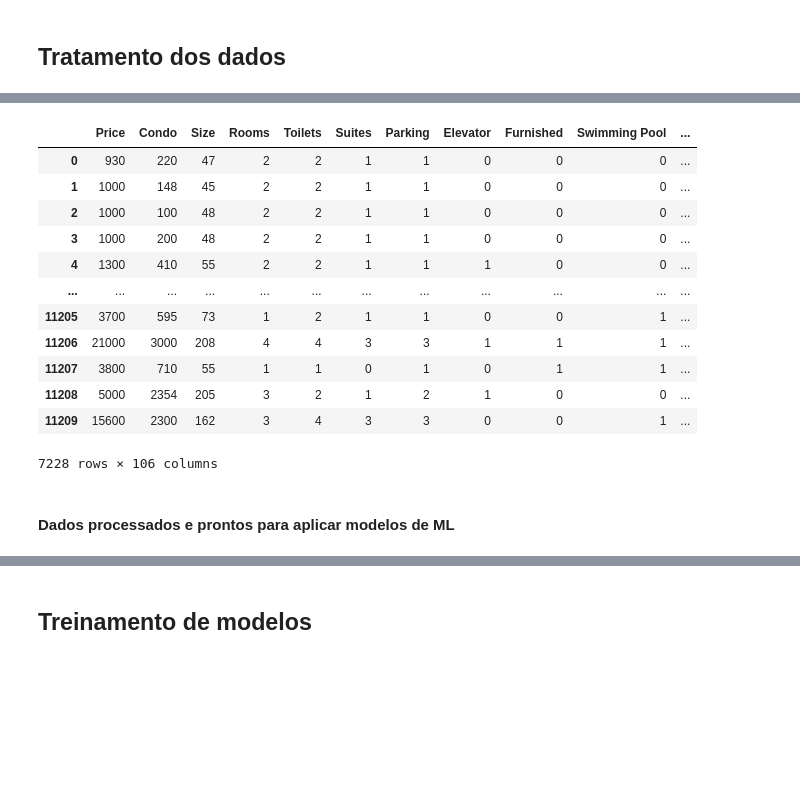
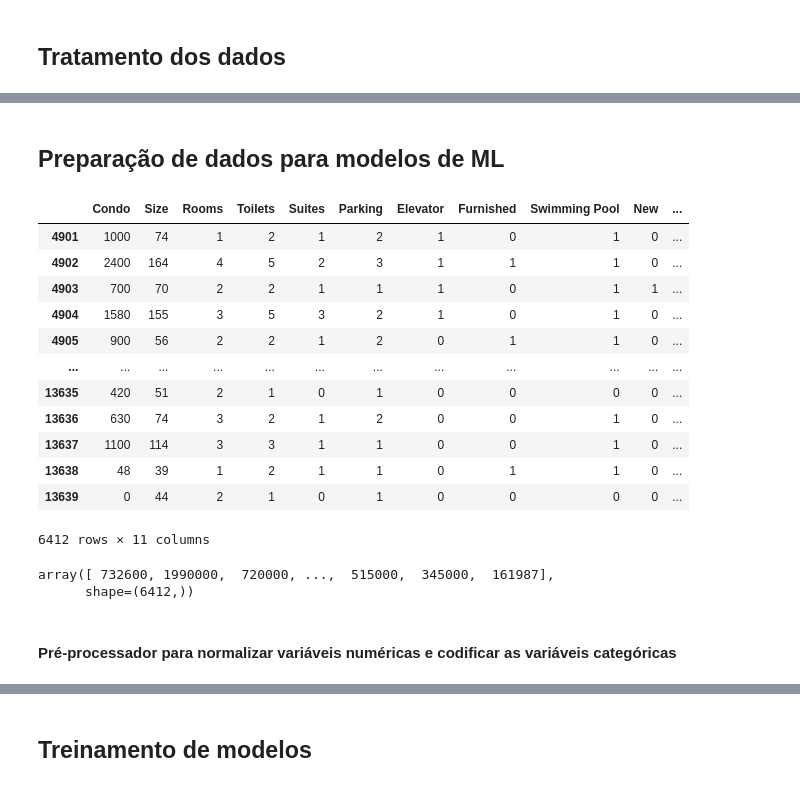
Before and after one commit to Victor-Amarante/previsao-imoveis-deepLearning, a Jupyter notebook: analise-mercado-imobiliario.ipynb, the cells around one changed output, grey strips where cells are left out. Drawn from its saved outputs; the diff is of its cells as text; code cells hidden in the pictures; blank space fills up the shorter version.

```diff
--- a/analise-mercado-imobiliario.ipynb
+++ b/analise-mercado-imobiliario.ipynb
@@ -374,20 +309,27 @@ one_hot
-# %%
-df = df_cleaned.drop('District', axis=1)
-df = df.join(one_hot)
-df
-# %% [output]
-|  | Price | Condo | Size | Rooms | Toilets | Suites | Parking | Elevator | Furnished | Swimming Pool | ... |
-| 0 | 930 | 220 | 47 | 2 | 2 | 1 | 1 | 0 | 0 | 0 | ... |
-| 1 | 1000 | 148 | 45 | 2 | 2 | 1 | 1 | 0 | 0 | 0 | ... |
-| 2 | 1000 | 100 | 48 | 2 | 2 | 1 | 1 | 0 | 0 | 0 | ... |
-| 3 | 1000 | 200 | 48 | 2 | 2 | 1 | 1 | 0 | 0 | 0 | ... |
-| 4 | 1300 | 410 | 55 | 2 | 2 | 1 | 1 | 1 | 0 | 0 | ... |
-| ... | ... | ... | ... | ... | ... | ... | ... | ... | ... | ... | ... |
-| 11205 | 3700 | 595 | 73 | 1 | 2 | 1 | 1 | 0 | 0 | 1 | ... |
-| 11206 | 21000 | 3000 | 208 | 4 | 4 | 3 | 3 | 1 | 1 | 1 | ... |
-| 11207 | 3800 | 710 | 55 | 1 | 1 | 0 | 1 | 0 | 1 | 1 | ... |
-| 11208 | 5000 | 2354 | 205 | 3 | 2 | 1 | 2 | 1 | 0 | 0 | ... |
-| 11209 | 15600 | 2300 | 162 | 3 | 4 | 3 | 3 | 0 | 0 | 1 | ... |
-7228 rows × 106 columns
-# %% [markdown]
-#### Dados processados e prontos para aplicar modelos de ML
+# %% [markdown]
+## Preparação de dados para modelos de ML
+# %%
+X = df_cleaned.drop('Price', axis=1)
+X
+# %% [output]
+|  | Condo | Size | Rooms | Toilets | Suites | Parking | Elevator | Furnished | Swimming Pool | New | ... |
+| 4901 | 1000 | 74 | 1 | 2 | 1 | 2 | 1 | 0 | 1 | 0 | ... |
+| 4902 | 2400 | 164 | 4 | 5 | 2 | 3 | 1 | 1 | 1 | 0 | ... |
+| 4903 | 700 | 70 | 2 | 2 | 1 | 1 | 1 | 0 | 1 | 1 | ... |
+| 4904 | 1580 | 155 | 3 | 5 | 3 | 2 | 1 | 0 | 1 | 0 | ... |
+| 4905 | 900 | 56 | 2 | 2 | 1 | 2 | 0 | 1 | 1 | 0 | ... |
+| ... | ... | ... | ... | ... | ... | ... | ... | ... | ... | ... | ... |
+| 13635 | 420 | 51 | 2 | 1 | 0 | 1 | 0 | 0 | 0 | 0 | ... |
+| 13636 | 630 | 74 | 3 | 2 | 1 | 2 | 0 | 0 | 1 | 0 | ... |
+| 13637 | 1100 | 114 | 3 | 3 | 1 | 1 | 0 | 0 | 1 | 0 | ... |
+| 13638 | 48 | 39 | 1 | 2 | 1 | 1 | 0 | 1 | 1 | 0 | ... |
+| 13639 | 0 | 44 | 2 | 1 | 0 | 1 | 0 | 0 | 0 | 0 | ... |
+6412 rows × 11 columns
+# %%
+y = df['Price'].values
+y
+# %% [output]
+array([ 732600, 1990000,  720000, ...,  515000,  345000,  161987],
+      shape=(6412,))
+# %% [markdown]
+#### Pré-processador para normalizar variáveis numéricas e codificar as variáveis categóricas
```
Also changed, not shown: parts of 55 cells of this notebook, 1 other file.
